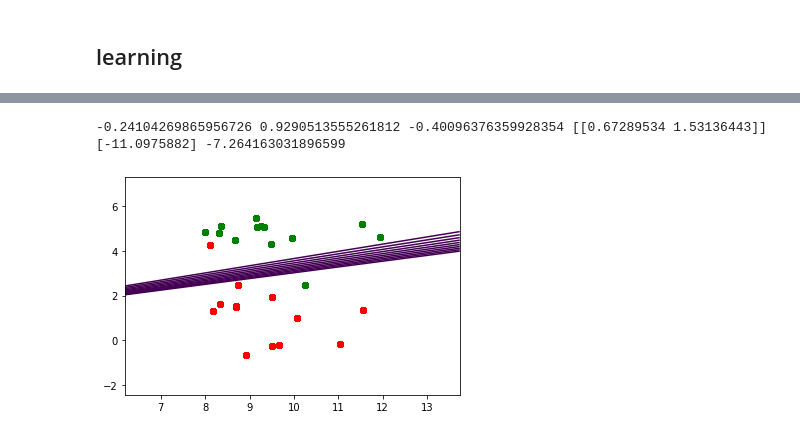
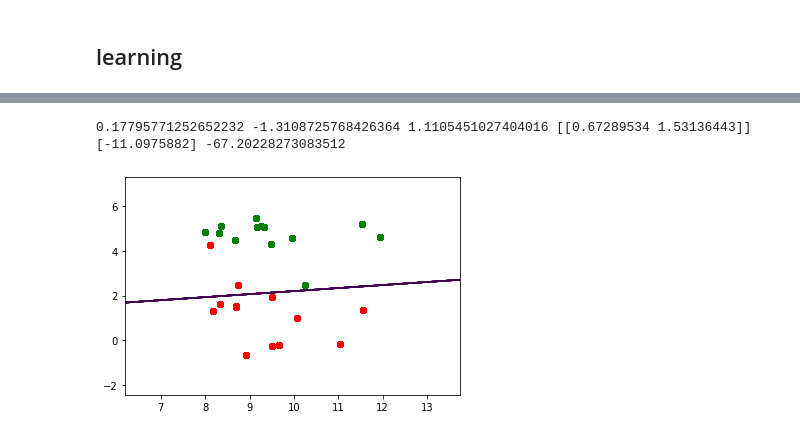
Before and after one commit to yao-eastside/machine-learning-pearls, a Jupyter notebook: linear-models/logistic-regression.ipynb, the cells around one changed output, grey strips where cells are left out. Cells and saved outputs as stored; diff of their text form; code cells hidden in the pictures.

```diff
--- a/linear-models/logistic-regression.ipynb
+++ b/linear-models/logistic-regression.ipynb
@@ -90,6 +90,6 @@ array([[ 6.19308997, -2.44499515],
        [13.72778447,  7.30338536],
        [13.73533426,  7.30338536]])
 # %%
-t = np.dot(X_grid, lr.coef_[0]) + lr.intercept_
+t = np.dot(X, lr.coef_[0]) + lr.intercept_
 t
 # %% [output]
@@ -98,3 +102,4 @@ array([-10.67446542, -10.6693852 , -10.66430498, ...,   9.31883835,
 # %%
-1/(1+np.exp(-t))
+t2 = 1/(1+np.exp(-t))
+t2
 # %% [output]
@@ -136,0 +153,4 @@ b1, b2, b0
+# %%
+for i in range(100):
+    b1, b2, b0, *tmp = step(b1, b2, b0, 1.0e-4)
+print(b1, b2, b0, *tmp)
@@ -136,0 +160,4 @@ b1, b2, b0
+# %%
+for i in range(100):
+    b1, b2, b0, *tmp = step(b1, b2, b0, 1.0e-6)
+print(b1, b2, b0, *tmp)
@@ -137,7 +167,7 @@ b1, b2, b0
 # %%
 for i in range(10):
-    b1, b2, b0, *tmp = step(b1, b2, b0, 1.0e-3)
+    b1, b2, b0, *tmp = step(b1, b2, b0, 1.0e-8)
 print(b1, b2, b0, *tmp)
 # %% [output]
--0.24104269865956726 0.9290513555261812 -0.40096376359928354 [[0.67289534 1.53136443]] [-11.0975882] -7.264163031896599
+0.17795771252652232 -1.3108725768426364 1.1105451027404016 [[0.67289534 1.53136443]] [-11.0975882] -67.20228273083512
-[figure, old version]
+[figure, new version]
```
Also changed, not shown: parts of 10 cells of this notebook.
